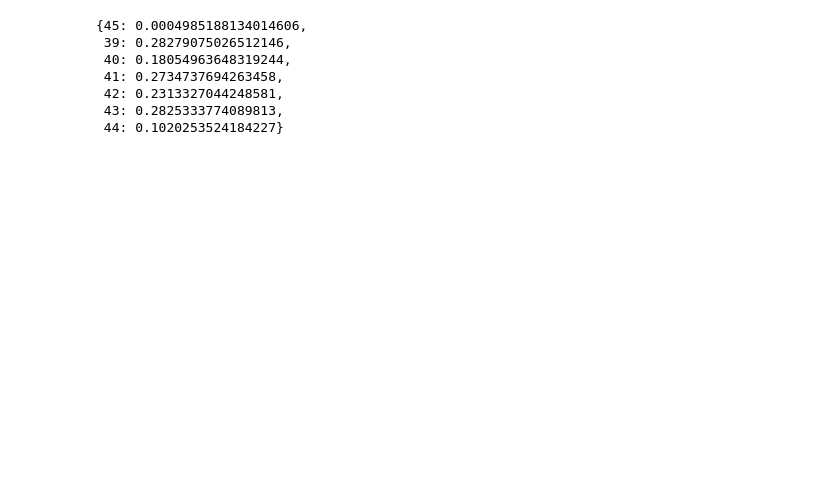
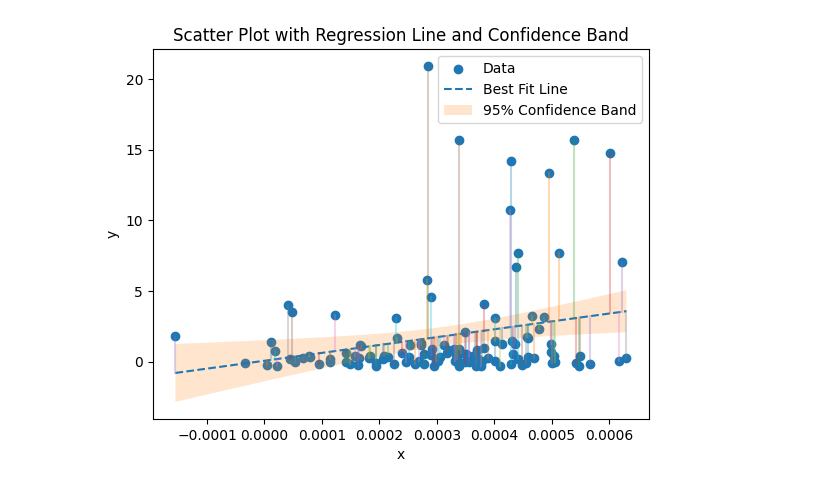
Before and after one commit to UreMine02/DQN-MedSAM2, a Jupyter notebook: ablation_ppo.ipynb, the cells around one changed output. Drawn from its saved outputs; the diff is of its cells as text; code cells hidden in the pictures; blank space fills up the shorter version.

```diff
--- a/ablation_ppo.ipynb
+++ b/ablation_ppo.ipynb
@@ -108,16 +98,57 @@ for dataset in np.unique([k.split("+")[0] for k in dfs.keys()]):
     mean_delta[dataset+"+AFS"] = join_df["drop_delta_rl"]
 
 # display(dfs["MSD-Heart+AFS"][dfs["MSD-Heart+AFS"]["id"] == "la_007.nii.gz_1_58"])
+# %%
+import statsmodels.api as sm
+
+x = join_dfs["MSD-Heart"]['attn_diff'].values
+y = join_dfs["MSD-Heart"]['dice_diff'].values
+
+# Add constant for intercept
+X = sm.add_constant(x)
+
+# Fit OLS model
+model = sm.OLS(y, X).fit()
+
+# Create smooth x range for plotting
+x_line = np.linspace(x.min(), x.max(), 200)
+X_line = sm.add_constant(x_line)
+
+# Predictions + confidence intervals
+pred = model.get_prediction(X_line)
+pred_mean = pred.predicted_mean
+conf_int = pred.conf_int(alpha=0.05)  # 95% CI
+
+lower = conf_int[:, 0]
+upper = conf_int[:, 1]
+
+# Plot
+plt.figure()
+
+# Scatter
+plt.scatter(x, y, label='Data')
+
+# Best fit line
+plt.plot(x_line, pred_mean, linestyle='--', label='Best Fit Line')
+
+# Confidence band
+plt.fill_between(x_line, lower, upper, alpha=0.2, label='95% Confidence Band')
+
+# Residual lines
+y_pred = model.predict(X)
+for xi, yi, ypi in zip(x, y, y_pred):
+    plt.plot([xi, xi], [yi, ypi], alpha=0.3)
+
+plt.xlabel('x')
+plt.ylabel('y')
+plt.title('Scatter Plot with Regression Line and Confidence Band')
+plt.legend()
+
+plt.show()
+# %% [output]
+[figure, added]
 # %%
-display(eval(dfs["Sarcoma+FIFO"][dfs["Sarcoma+FIFO"]["id"] == "STS_050_2_46"]["delta"].values[0]))
+# display(eval(dfs["MSD-Heart+FIFO"][dfs["MSD-Heart+FIFO"]["id"] == ""]["delta"].values[0]))
-# %% [output]
-{45: 0.0004985188134014606,
- 39: 0.28279075026512146,
- 40: 0.18054963648319244,
- 41: 0.2734737694263458,
- 42: 0.2313327044248581,
- 43: 0.2825333774089813,
- 44: 0.1020253524184227}
 # %%
 display_cols = [
         "dice_diff",
```
Also changed, not shown: parts of 9 cells of this notebook, 4 other files.
